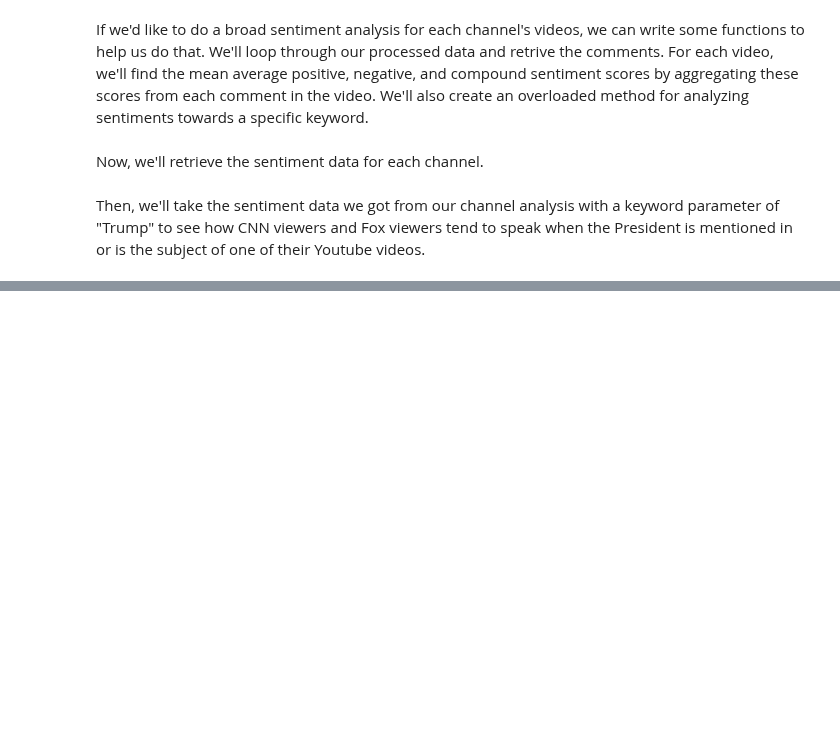
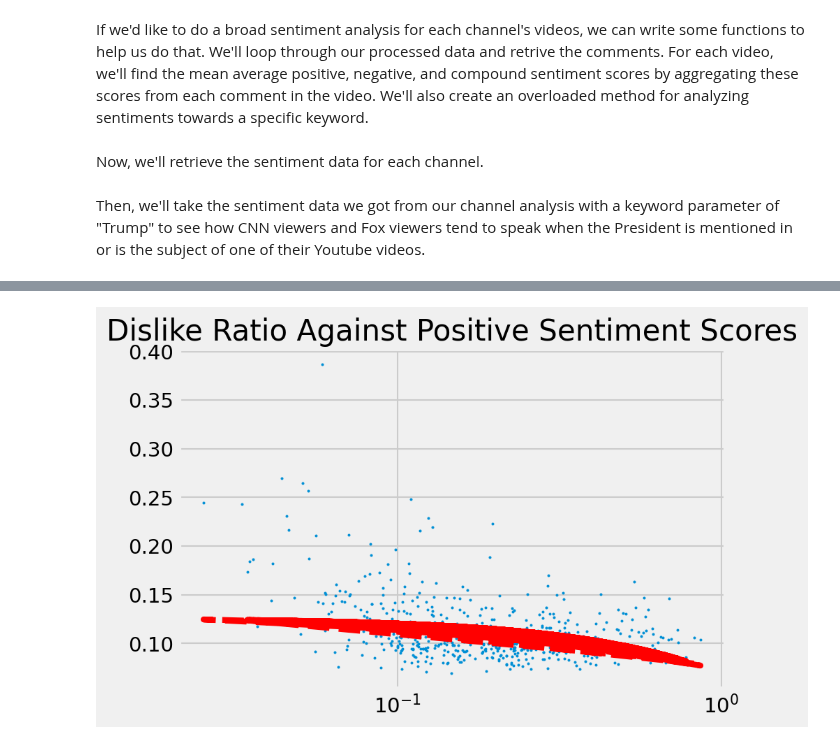
Before and after one commit to JaredRPrior/Youtube-Data-API, a Jupyter notebook: youtube-data-api(most recent).ipynb, the cells around one changed output, grey strips where cells are left out. Saved outputs shown, nothing was run; the diff lists cells and outputs as text; code cells hidden in the pictures; blank space fills up the shorter version.

```diff
--- a/youtube-data-api(most recent).ipynb
+++ b/youtube-data-api(most recent).ipynb
@@ -327,6 +327,7 @@ for author in unique_authors:
 # %% [markdown]
 We'll now write a plotting function to plot based on the metrics we've produced from our processing functions.
 # %%
+import numpy
 def plot_data(data, dates, title):
     # tick every 5th easter
     mpl.rcParams['figure.dpi'] = 150
@@ -335,23 +336,30 @@ def plot_data(data, dates, title):
     fig, ax = plt.subplots()
     y_mean = statistics.mean(data)
     st="{:.3f}".format(y_mean)
-    print(st)
+    #print(st)
     plt.plot_date(np.array(dates), np.array(data))
     ax.set_title(title)
     ax.xaxis.set_major_locator(loc)
     ax.xaxis.set_major_formatter(formatter)
     ax.xaxis.set_tick_params(rotation=30, labelsize=10)
-    normalized_dates = []
-    for i in dates:
-        normalized_dates.append(to_integer(i))
-    z = np.polyfit(normalized_dates, data, 1)
-    p = np.poly1d(z)
     plt.axhline(y=y_mean, color='r', linestyle='-',label='Mean Average: {}'.format(float(st)))
-
+    plt.yscale("log")
     plt.legend()
     plt.figure(figsize=(20,5))
     style.use('fivethirtyeight')
     plt.show()
+def plot_datas(data, data2, title):
+    mpl.rcParams['figure.dpi'] = 150
+    fig, ax = plt.subplots()
+    ax.set_title(title)
+    style.use('fivethirtyeight')
+    plt.scatter(data,data2,s=2)
+    z = numpy.polyfit(data, data2, 1)
+    p = numpy.poly1d(z)
+    plt.xscale("log")
+    plt.plot(data,p(data),"r--")
+    # the line equation:
+    plt.show()
 # %% [markdown]
 We can use this function to plot video statistics over time from any given channel.
 # %%
@@ -514,0 +475,6 @@ plot_data(fox_neg,fox_dates,"Fox Viewer Sentiments (Trump, negative score)")
+# %%
+pos_scores,neg_scores,compound_scores = analyze_channel(processed_cnn_data)
+# %%
+plot_datas(processed_cnn_data[3],pos_scores, "Dislike Ratio Against Positive Sentiment Scores")
+# %% [output]
+[figure, added]
```
Also changed, not shown: parts of 13 cells of this notebook.
